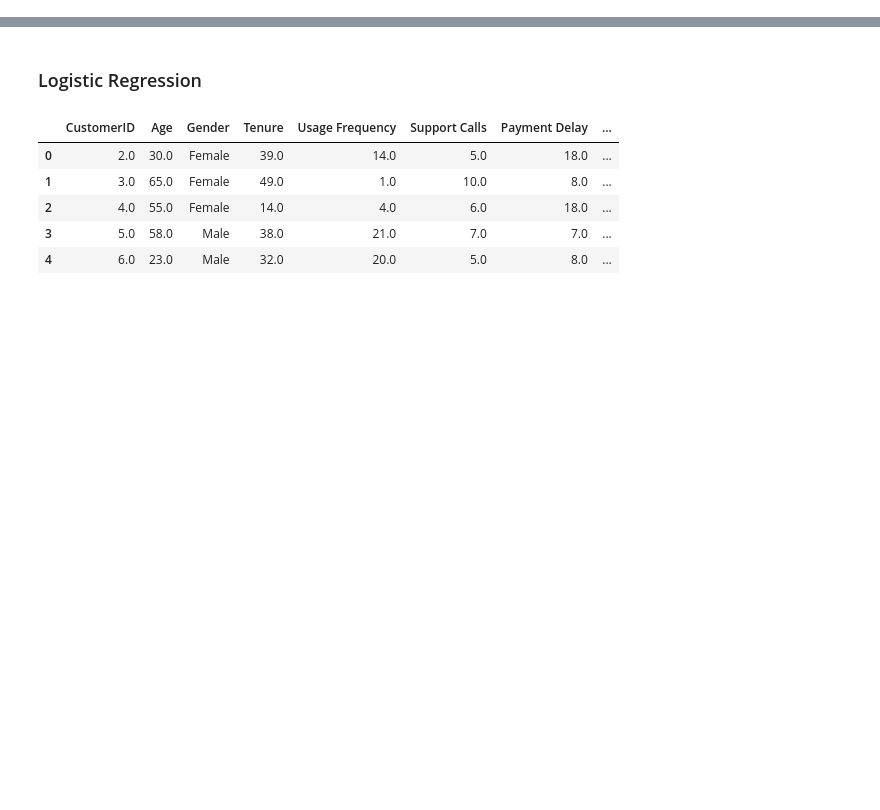
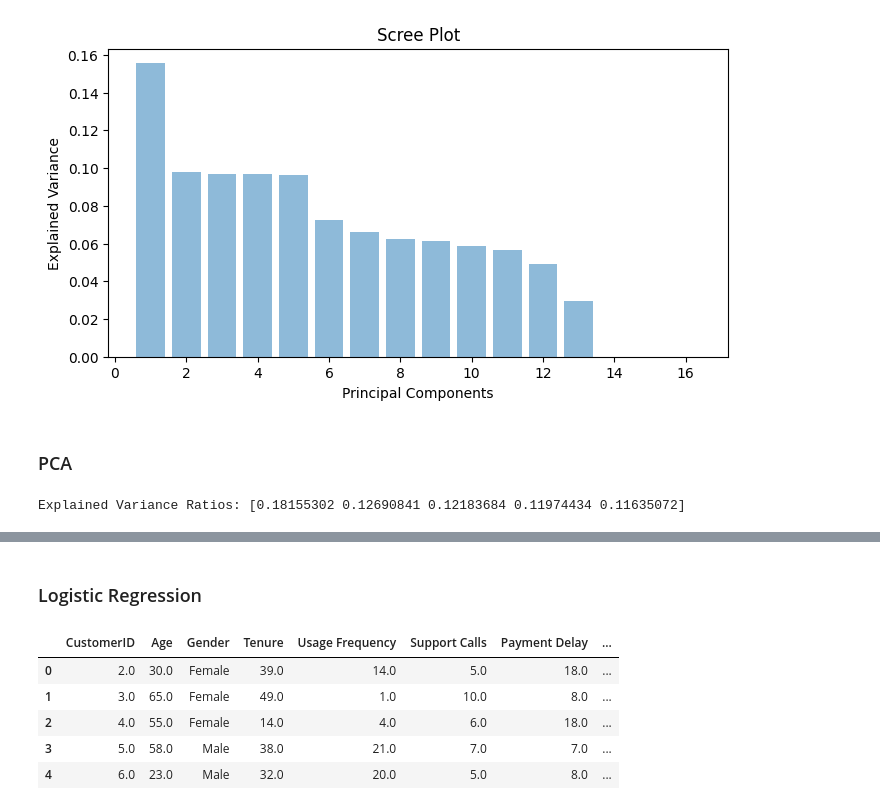
Before and after one commit to Johannes3001/AppliedML_Assign.01, a Jupyter notebook: Fredrik_Codes.ipynb, the cells around one changed output, grey strips where cells are left out. Saved outputs shown, nothing was run; the diff lists cells and outputs as text; code cells hidden in the pictures; blank space fills up the shorter version.

```diff
--- a/Fredrik_Codes.ipynb
+++ b/Fredrik_Codes.ipynb
@@ -0,0 +10,18 @@
+# %%
+#importing datasets
+train_df_pca = pd.read_csv("customer_churn_dataset-training-master.csv")
+test_df_pca = pd.read_csv("customer_churn_dataset-testing-master.csv")
+# %%
+train_df_pca.dropna(inplace=True)
+# %%
+## Instantiate FAMD object
+famd = prince.FAMD(
+     n_components=25,
+     n_iter=10,
+     copy=True,
+     check_input=True,
+     engine='sklearn',       ## Can be "auto", 'sklearn', 'fbpca'
+     random_state=42)
+# %%
+## Fit FAMD object to data
+famd = famd.fit(train_df_pca.drop('Churn', axis=1)) ## Exclude target variable "Churn"
@@ -0,0 +50,17 @@
+# %%
+import matplotlib.pyplot as plt
+
+# Calculate explained variance for each component
+explained_variance = famd.eigenvalues_ / famd.eigenvalues_.sum()
+
+# Create a Scree Plot
+plt.figure(figsize=(8, 4))
+plt.bar(range(1, len(explained_variance) + 1), explained_variance, alpha=0.5, align='center')
+plt.xlabel('Principal Components')
+plt.ylabel('Explained Variance')
+plt.title('Scree Plot')
+plt.show()
+# %% [output]
+[figure, added]
+# %% [markdown]
+### PCA
@@ -0,0 +114,6 @@
+# %%
+# Explained Variance
+explained_variance = pca.explained_variance_ratio_
+print("Explained Variance Ratios:", explained_variance)
+# %% [output]
+Explained Variance Ratios: [0.18155302 0.12690841 0.12183684 0.11974434 0.11635072]
```
Also changed, not shown: parts of 11 cells of this notebook.
